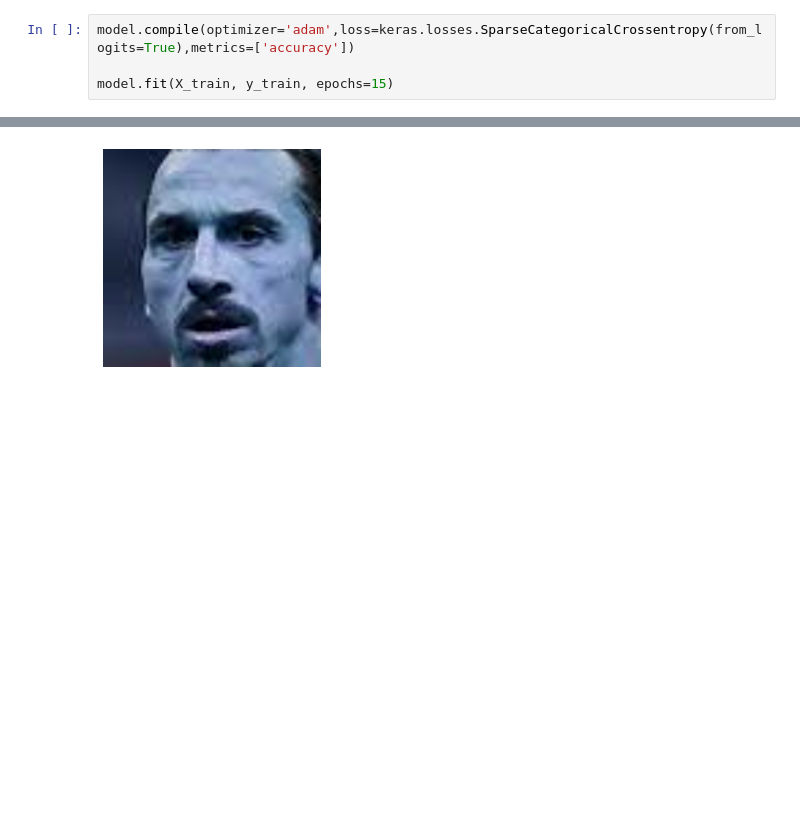
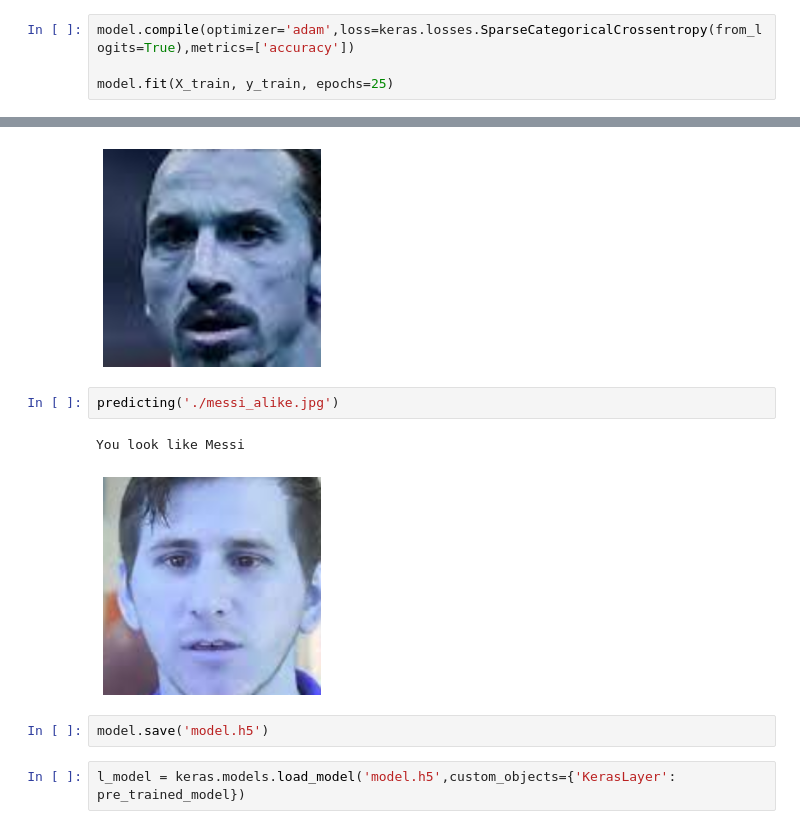
Before and after one commit to HarshitJain28/21_Days_Harshit_Jain, a Jupyter notebook: Project/Footballer_Face_Detection.ipynb, the cells around one changed output, grey strips where cells are left out. Saved outputs shown, nothing was run; the diff lists cells and outputs as text; blank space fills up the shorter version.

```diff
--- a/Project/Footballer_Face_Detection.ipynb
+++ b/Project/Footballer_Face_Detection.ipynb
@@ -168,5 +168,5 @@ _________________________________________________________________
 # %%
 model.compile(optimizer='adam',loss=keras.losses.SparseCategoricalCrossentropy(from_logits=True),metrics=['accuracy'])
 
-model.fit(X_train, y_train, epochs=15)
+model.fit(X_train, y_train, epochs=25)
 # %% [output]
@@ -275,3 +275,12 @@ predicting('./ibrahimovic_test.jpg')
 # %% [output]
 You look like Ibrahimovic
 [figure]
+# %%
+predicting('./messi_alike.jpg')
+# %% [output]
+You look like Messi
+[figure, added]
+# %%
+model.save('model.h5')
+# %%
+l_model = keras.models.load_model('model.h5',custom_objects={'KerasLayer': pre_trained_model})
```
Also changed, not shown: parts of 8 cells of this notebook, 22 other files.
